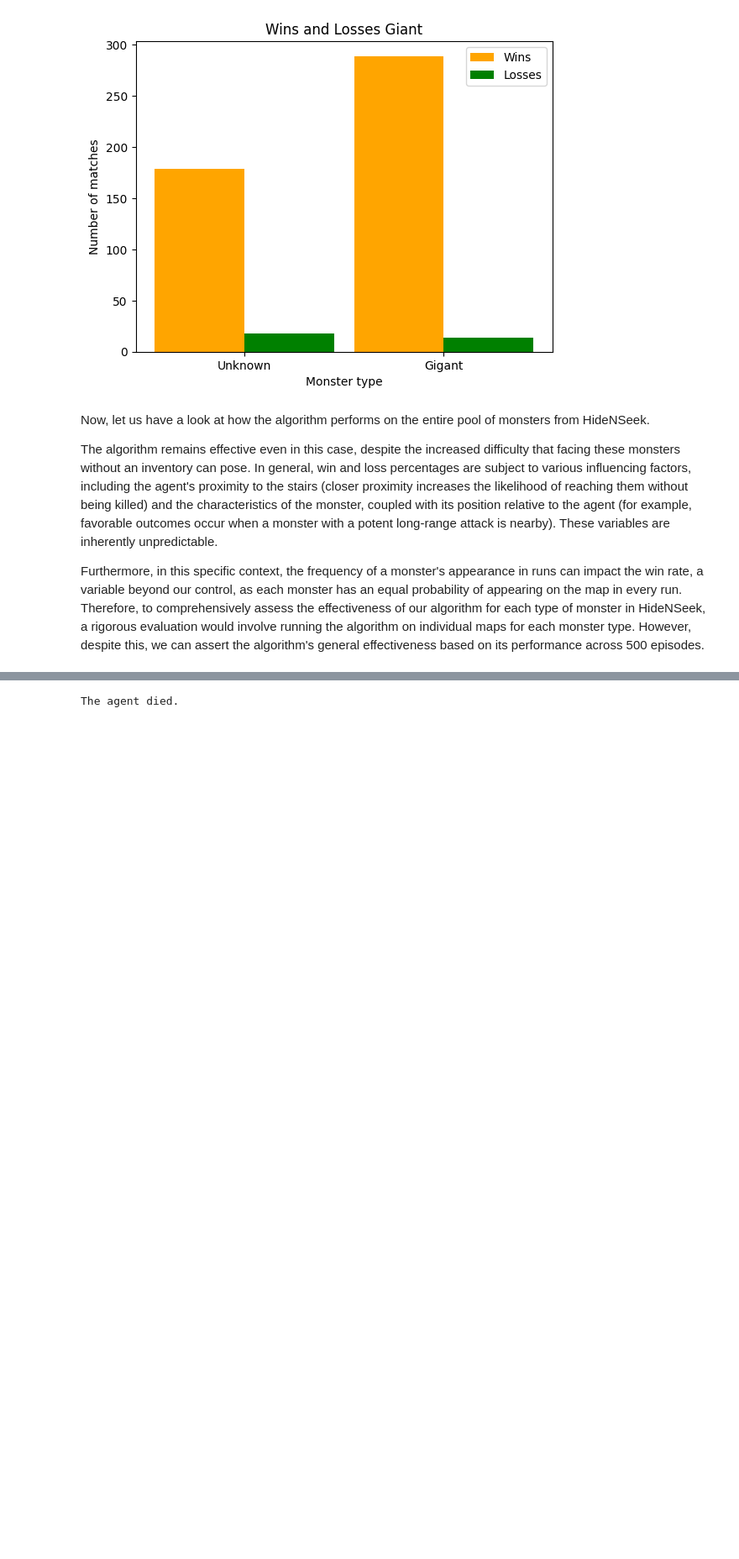
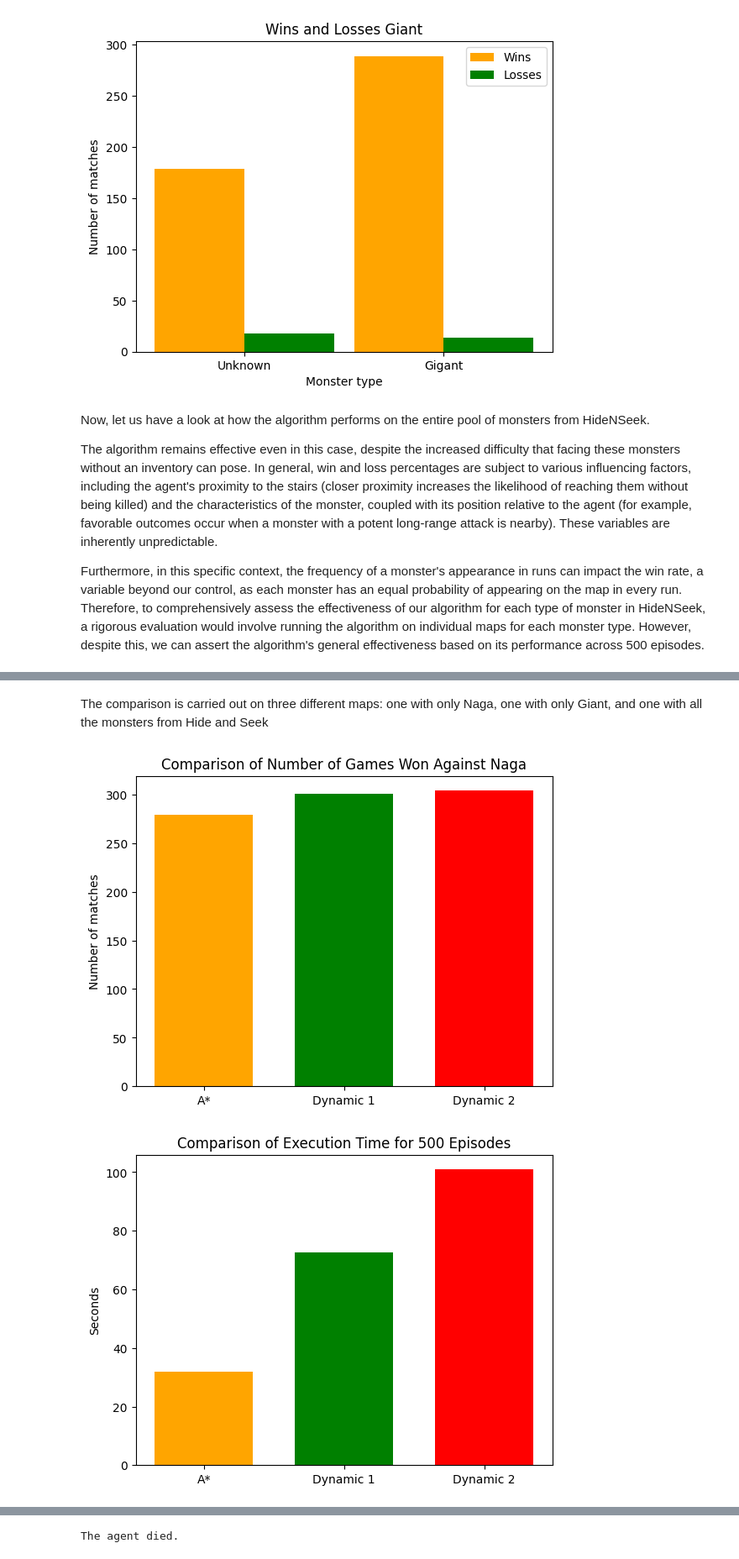
Before and after one commit to Nsivaa/AIF, a Jupyter notebook: search-features_v2.ipynb, the cells around one changed output, grey strips where cells are left out. Shown at 84% size. Cells and saved outputs as stored; diff of their text form; code cells hidden in the pictures; blank space fills up the shorter version.

```diff
--- a/search-features_v2.ipynb
+++ b/search-features_v2.ipynb
@@ -233,0 +219,31 @@ plot(monsters_win, "2", 0.35, labels, "Number of matches", "Wins and Losses all
+# %% [markdown]
+The comparison is carried out on three different maps: one with only Naga, one with only Giant, and one with all the monsters from Hide and Seek
+# %%
+#Solo NAGA
+env = gym.make("MiniHack-Navigation-Custom-v0", des_file="dat/fully_observable_N.des", observation_keys=["chars", "pixel", "colors"])
+
+start_time = time.time()
+#STATIC
+win1 = simple_evaluation(env, precision="base", dynamic=False, steps = 500)
+end_time = time.time()
+astar = end_time - start_time
+
+#DYNAMIC1
+start_time = time.time()
+win2 = simple_evaluation(env, precision="base", dynamic=True, steps = 500)
+end_time = time.time()
+dynamic1 = end_time - start_time
+
+#DYNAMIC2
+start_time = time.time()
+win3 = simple_evaluation(env, precision="advanced", dynamic=True, steps = 500)
+end_time = time.time()
+dynamic2 = end_time - start_time
+
+
+plot([win1, win2, win3], "1", 0.70, ["A*", "Dynamic 1", "Dynamic 2"], "Number of matches", "Comparison of Number of Games Won Against Naga")
+
+plot([astar, dynamic1, dynamic2], "1", 0.70, ["A*", "Dynamic 1", "Dynamic 2"], "Seconds", "Comparison of Execution Time for 500 Episodes")
+# %% [output]
+[figure, added]
+[figure, added]
```
Also changed, not shown: parts of 12 cells of this notebook, 2 other files.
